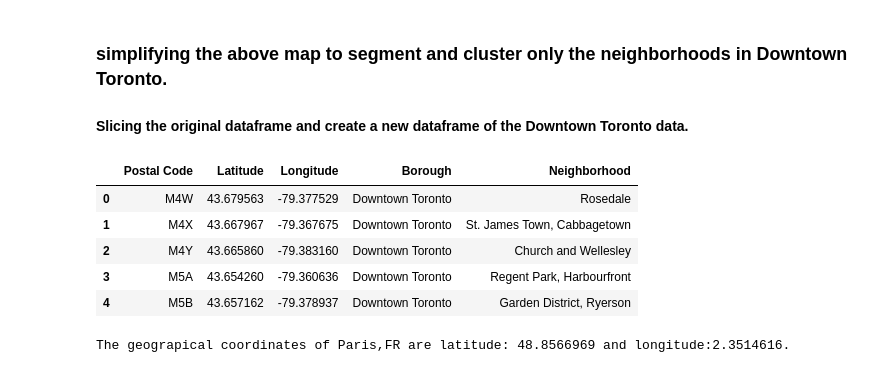
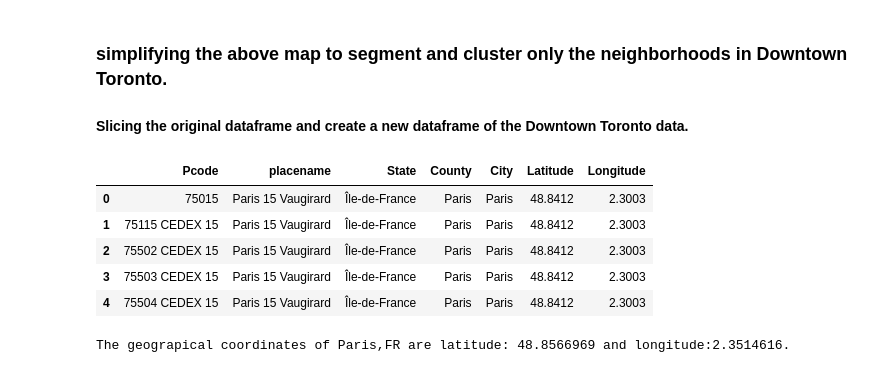
Before and after one commit to king36ix/DS_CAPTSONE_Coursera, a Jupyter notebook: DS_Capstone_France.ipynb, the cells around one changed output. Drawn from its saved outputs; the diff is of its cells as text; code cells hidden in the pictures.

```diff
--- a/DS_Capstone_France.ipynb
+++ b/DS_Capstone_France.ipynb
@@ -126,16 +117,16 @@ map_toronto
 # %% [markdown]
 ### simplifying the above map to segment and cluster only the neighborhoods in Downtown Toronto.
 #### Slicing the original dataframe and create a new dataframe of the Downtown Toronto data.
-# %%
-toronto_data = hoods[hoods['Borough'] == 'Downtown Toronto'].reset_index(drop=True)
-toronto_data.head()
-# %% [output]
-|  | Postal Code | Latitude | Longitude | Borough | Neighborhood |
-| 0 | M4W | 43.679563 | -79.377529 | Downtown Toronto | Rosedale |
-| 1 | M4X | 43.667967 | -79.367675 | Downtown Toronto | St. James Town, Cabbagetown |
-| 2 | M4Y | 43.665860 | -79.383160 | Downtown Toronto | Church and Wellesley |
-| 3 | M5A | 43.654260 | -79.360636 | Downtown Toronto | Regent Park, Harbourfront |
-| 4 | M5B | 43.657162 | -79.378937 | Downtown Toronto | Garden District, Ryerson |
+# %%
+paris15_data = paris_df[paris_df['placename'] != 'Paris 15 Vaugirard'].reset_index(drop=True)
+paris15_data.head()
+# %% [output]
+|  | Pcode | placename | State | County | City | Latitude | Longitude |
+| 0 | 75015 | Paris 15 Vaugirard | Île-de-France | Paris | Paris | 48.8412 | 2.3003 |
+| 1 | 75115 CEDEX 15 | Paris 15 Vaugirard | Île-de-France | Paris | Paris | 48.8412 | 2.3003 |
+| 2 | 75502 CEDEX 15 | Paris 15 Vaugirard | Île-de-France | Paris | Paris | 48.8412 | 2.3003 |
+| 3 | 75503 CEDEX 15 | Paris 15 Vaugirard | Île-de-France | Paris | Paris | 48.8412 | 2.3003 |
+| 4 | 75504 CEDEX 15 | Paris 15 Vaugirard | Île-de-France | Paris | Paris | 48.8412 | 2.3003 |
 # %%
 address = 'Paris,FR'
 
```
Also changed, not shown: parts of 26 cells of this notebook, 2 other files.
